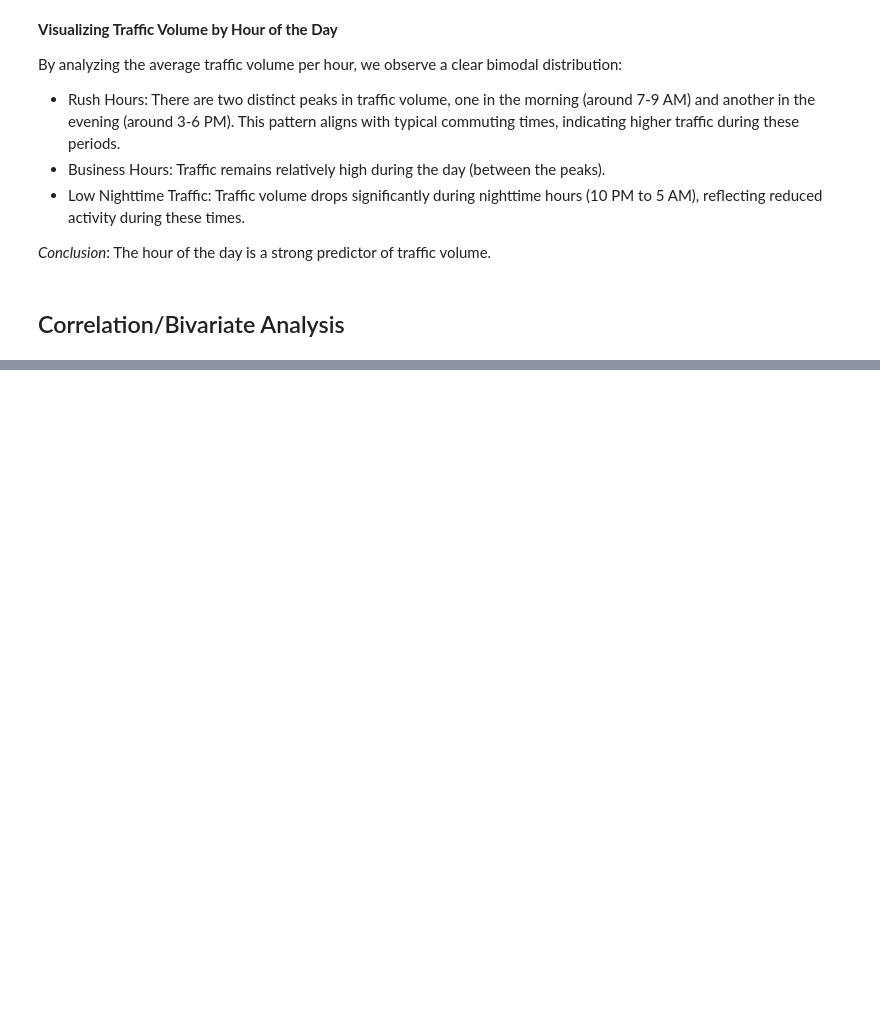
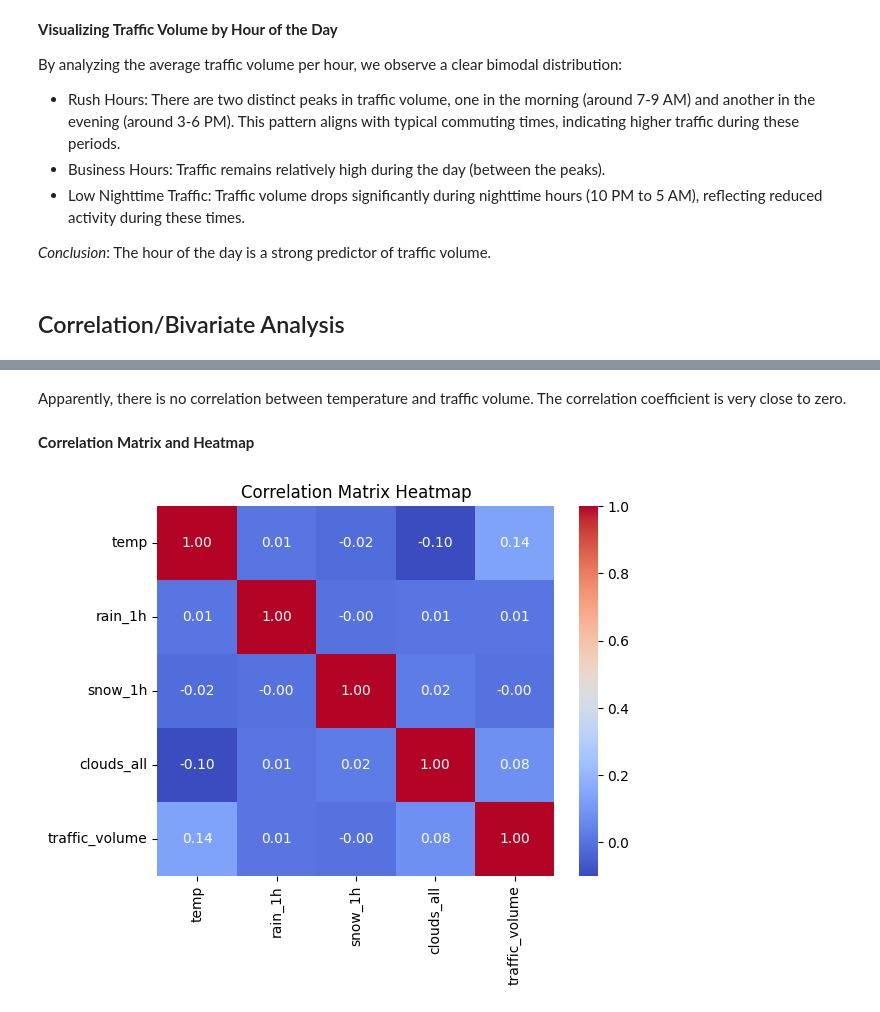
Before and after one commit to LuizCorrei4/predict-traffic-volume, a Jupyter notebook: notebooks/01-exploration.ipynb, the cells around one changed output, grey strips where cells are left out. Cells and saved outputs as stored; diff of their text form; code cells hidden in the pictures; blank space fills up the shorter version.

```diff
--- a/notebooks/01-exploration.ipynb
+++ b/notebooks/01-exploration.ipynb
@@ -965,0 +982,15 @@ By analyzing the average traffic volume per hour, we observe a clear bimodal dis
+# %% [markdown]
+Apparently, there is no correlation between temperature and traffic volume. The correlation coefficient is very close to zero.
+# %% [markdown]
+**Correlation Matrix and Heatmap**
+# %%
+# Select only numeric columns for correlation matrix
+numeric_df = df.select_dtypes(include=['float64', 'int64'])
+corr_matrix = numeric_df.corr()
+
+plt.figure
+sns.heatmap(corr_matrix, annot =True, fmt=".2f", cmap='coolwarm')
+plt.title('Correlation Matrix Heatmap')
+plt.show()
+# %% [output]
+[figure, added]
```
Also changed, not shown: parts of 8 cells of this notebook, 16 other files.
